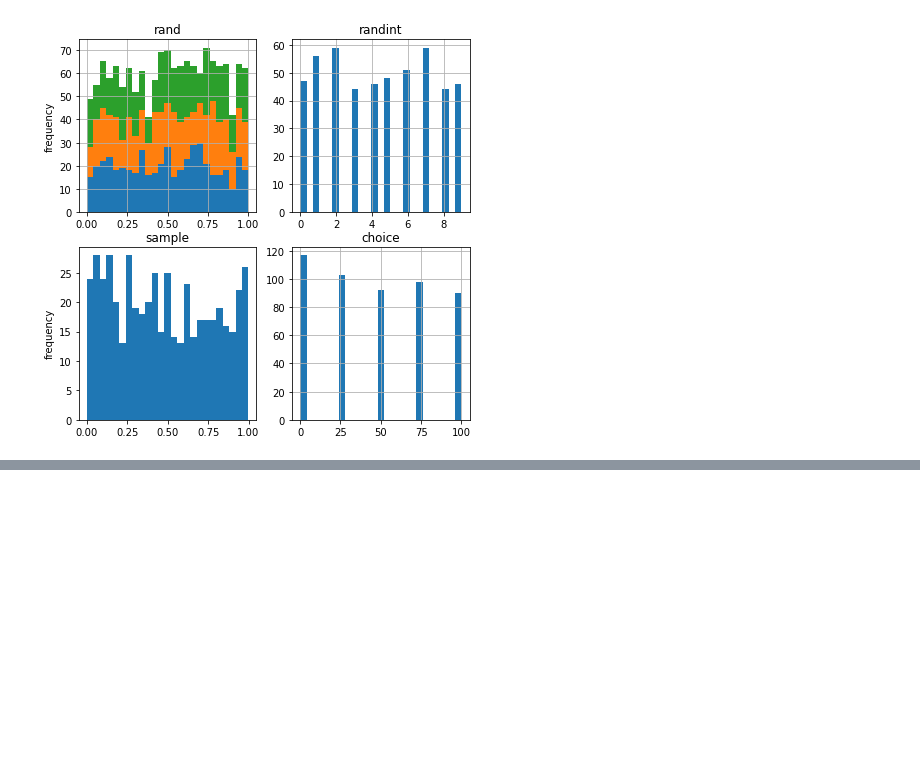
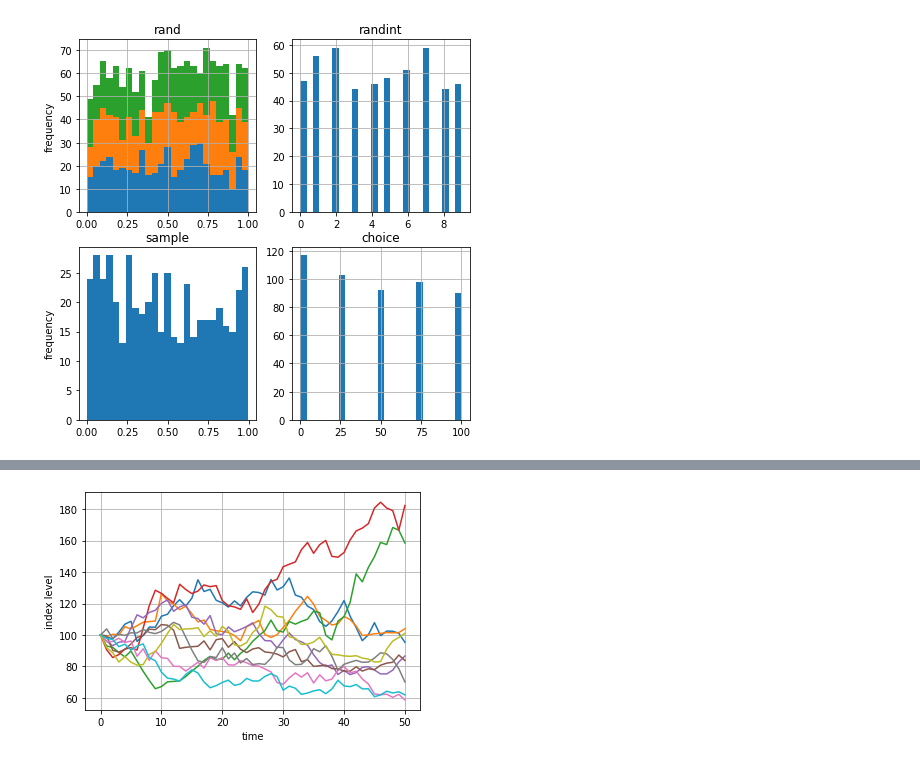
Before and after one commit to ggwhsd/PythonPractice, a Jupyter notebook: QuantPractice/金融python学习.ipynb, the cells around one changed output, grey strips where cells are left out. Saved outputs shown, nothing was run; the diff lists cells and outputs as text; code cells hidden in the pictures; blank space fills up the shorter version.

```diff
--- a/QuantPractice/金融python学习.ipynb
+++ b/QuantPractice/金融python学习.ipynb
@@ -766,0 +804,8 @@ rn2 =npr.normal(100,20,sample_size)
+# %%
+#输出动态路径
+plt.plot(S[:, :10], lw=1.5)
+plt.xlabel('time')
+plt.ylabel('index level')
+plt.grid(True)
+# %% [output]
+[figure, added]
```
Also changed, not shown: parts of 15 cells of this notebook.
